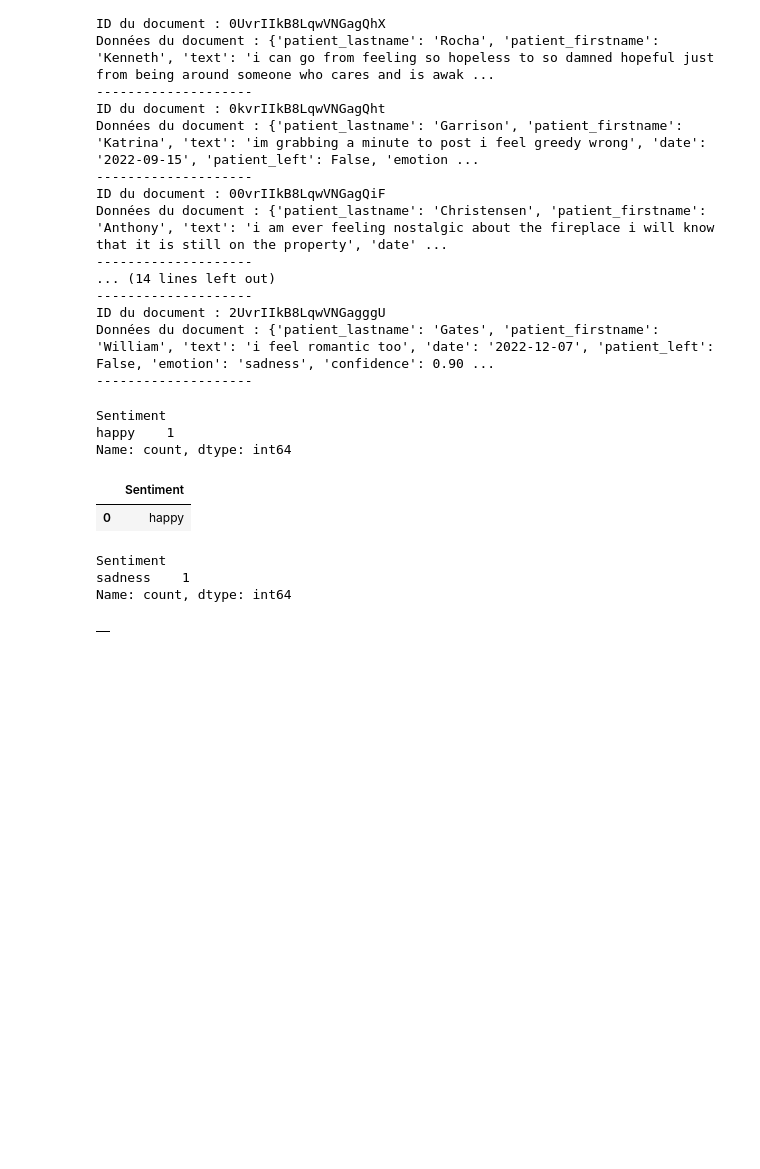
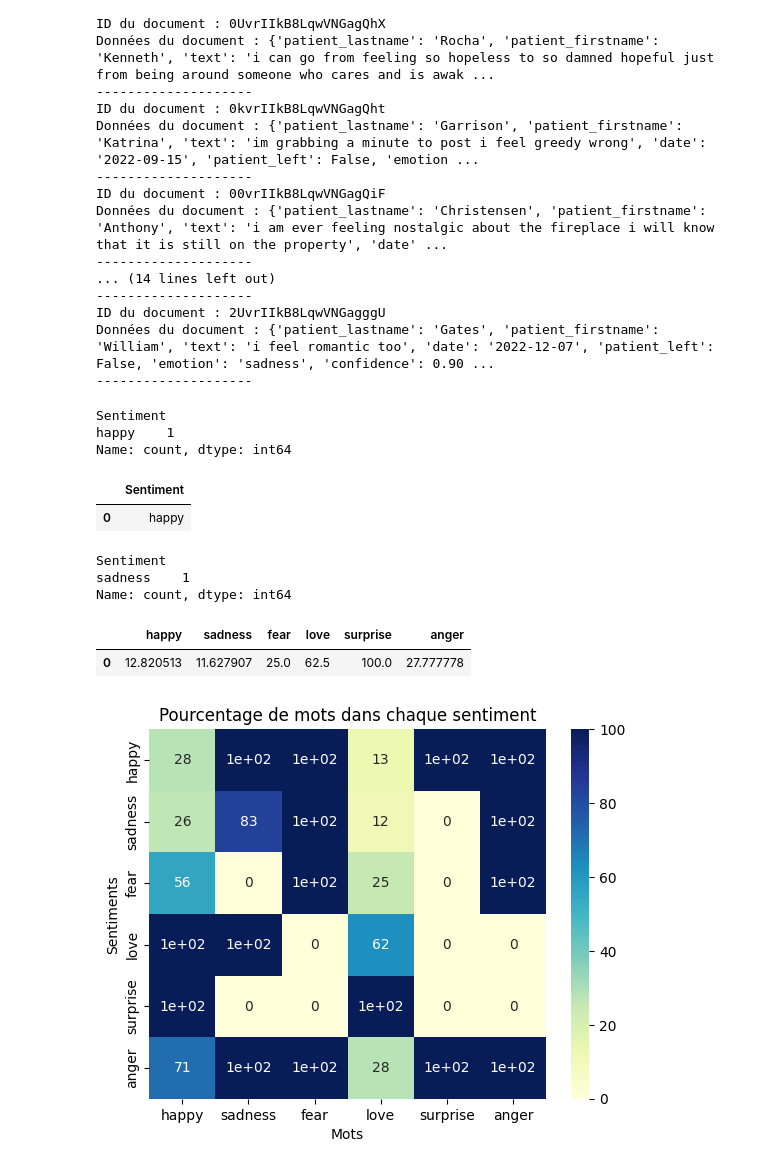
Before and after one commit to RolaMmss/R-aliser-un-site-de-suivi-de-patients-pour-un-psychologue, a Jupyter notebook: src/01-Preprocessing&first_Model.ipynb, the cells around one changed output. Cells and saved outputs as stored; diff of their text form; code cells hidden in the pictures; blank space fills up the shorter version.

Commit message:
matrix

```diff
--- a/src/01-Preprocessing&first_Model.ipynb
+++ b/src/01-Preprocessing&first_Model.ipynb
@@ -575,4 +532,0 @@ data = pd.DataFrame(contradictory_percentages)
-# %%
-data
-# %% [output]
-|  |
@@ -578,0 +570,52 @@ data
+# %%
+heatmap_df
+# %% [output]
+|  | happy | sadness | fear | love | surprise | anger |
+| 0 | 12.820513 | 11.627907 | 25.0 | 62.5 | 100.0 | 27.777778 |
+# %%
+import pandas as pd
+import seaborn as sns
+import matplotlib.pyplot as plt
+
+# Liste des sentiments
+sentiments = ['happy', 'sadness', 'fear', 'love', 'surprise', 'anger']  # Ajoutez tous les sentiments que vous souhaitez inclure
+
+# Initialisation de la matrice
+matrix = []
+
+# Recherche du pourcentage de chaque sentiment contenant certains mots
+for sentiment in sentiments:
+    percentages = []
+    for word in['happy', 'sadness', 'fear', 'love', 'surprise', 'anger']:  # Ajoutez tous les mots que vous souhaitez rechercher
+        search_query = {
+            "query": {
+                "bool": {
+                    "must": [
+                        {"match": {"emotion": sentiment}},
+                        {"match": {"text": word}}
+                    ]
+                }
+            }
+        }
+        search_results = es.search(index="notes2", body=search_query)
+        total_count = search_results["hits"]["total"]["value"]
+        match_count = len(search_results["hits"]["hits"])
+
+        # Vérification pour éviter la division par zéro
+        percentage = 0
+        if total_count != 0:
+            percentage = match_count / total_count * 100
+
+        percentages.append(percentage)
+
+    matrix.append(percentages)
+
+# Création de la HeatMap
+heatmap_df = pd.DataFrame(matrix, columns=['happy', 'sadness', 'fear', 'love', 'surprise', 'anger'], index=sentiments)
+sns.heatmap(heatmap_df, annot=True, cmap="YlGnBu")
+plt.xlabel("Mots")
+plt.ylabel("Sentiments")
+plt.title("Pourcentage de mots dans chaque sentiment")
+plt.show()
+# %% [output]
+[figure, added]
```
Also changed, not shown: parts of 4 cells of this notebook.
